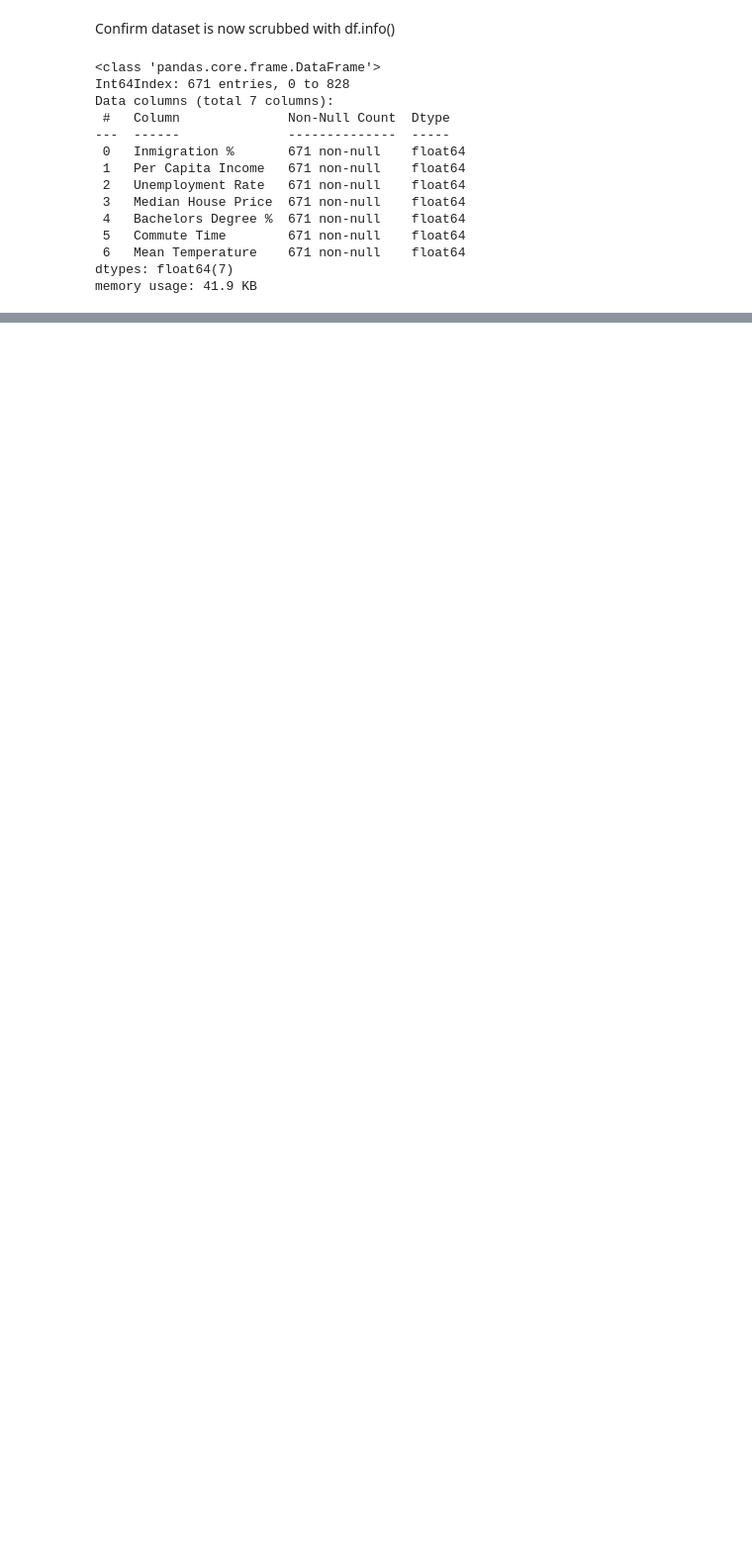
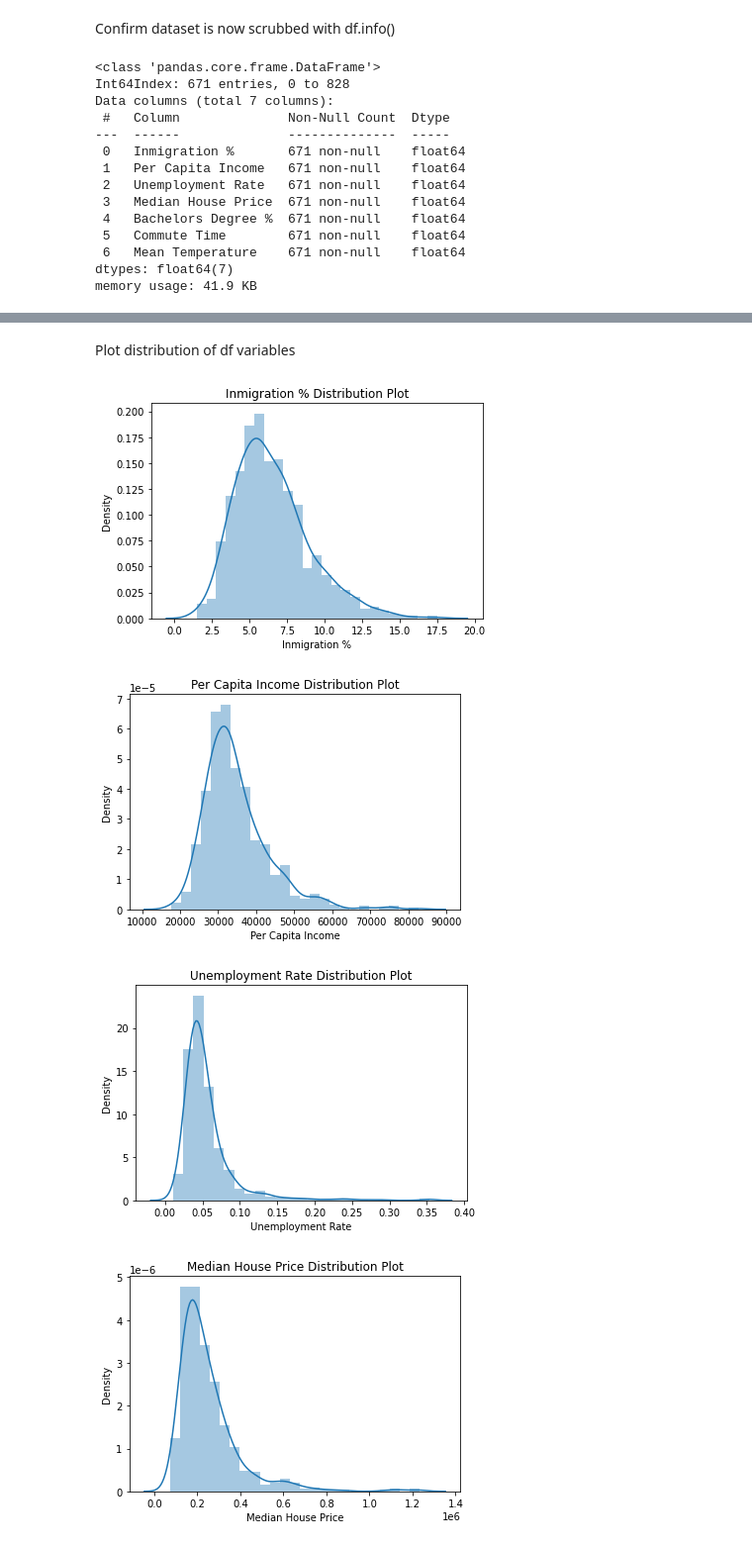
Before and after one commit to blantj/county_inmigration_regression, a Jupyter notebook: Modeling.ipynb, the cells around one changed output, grey strips where cells are left out. Shown at 99% size. Saved outputs shown, nothing was run; the diff lists cells and outputs as text; code cells hidden in the pictures; blank space fills up the shorter version.

```diff
--- a/Modeling.ipynb
+++ b/Modeling.ipynb
@@ -362,0 +408,12 @@ memory usage: 41.9 KB
+# %% [markdown]
+Plot distribution of df variables
+# %%
+for feat in df.columns:
+    fig, ax = plt.subplots()
+    sns.distplot(df[feat], kde=True, bins=25, ax=ax)
+    ax.set_title(f'{feat} Distribution Plot')
+# %% [output]
+[figure, added]
+[figure, added]
+[figure, added]
+[figure, added]
```
Also changed, not shown: parts of 11 cells of this notebook.
